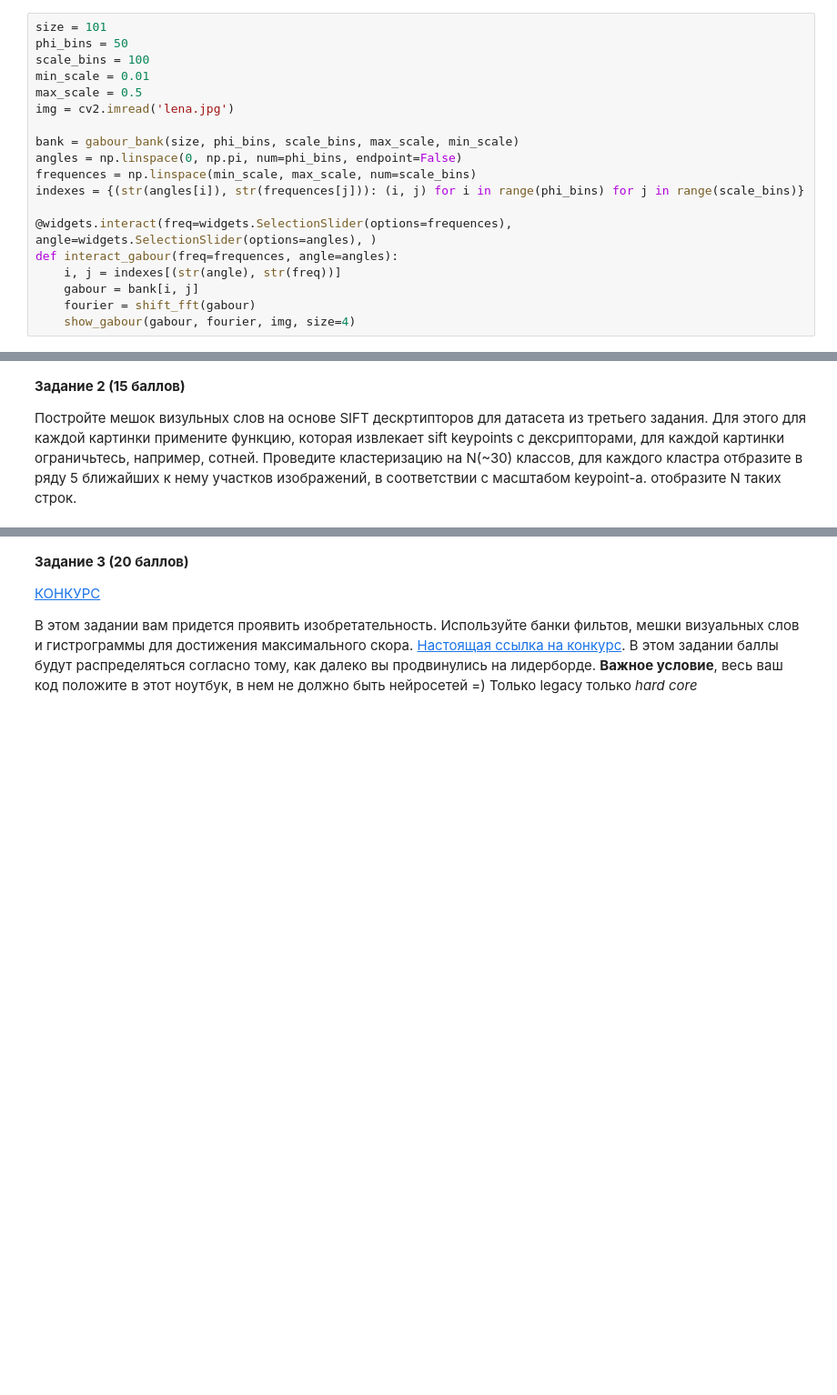
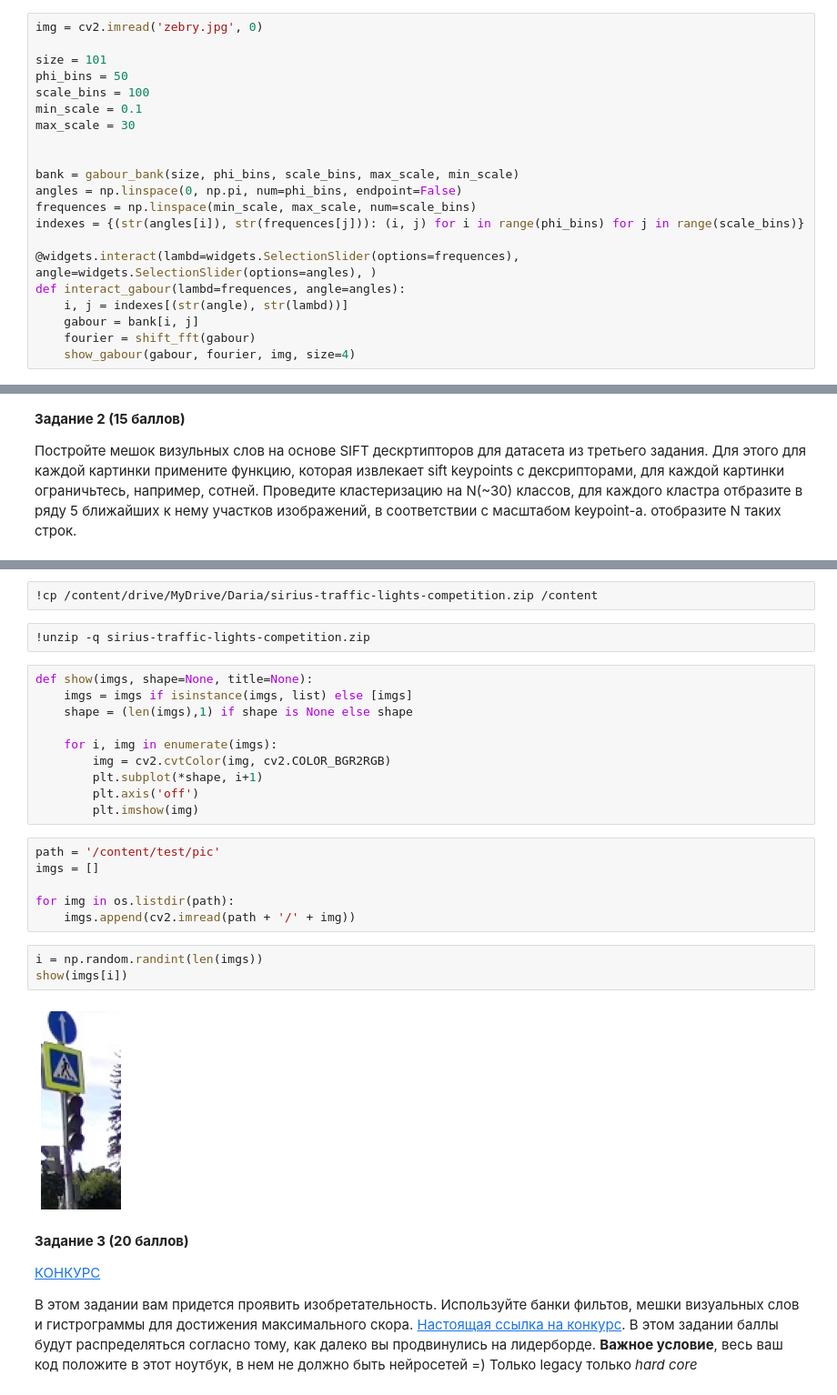
Before and after one commit to daevsikova/HSE_Computer_vision, a Jupyter notebook: hw3/hw3.ipynb, the cells around one changed output, grey strips where cells are left out. Shown at 91% size. Cells and saved outputs as stored; diff of their text form; blank space fills up the shorter version.

```diff
--- a/hw3/hw3.ipynb
+++ b/hw3/hw3.ipynb
@@ -68,20 +71,22 @@ def shift_fft(filter):
     return filter
 # %%
+img = cv2.imread('zebry.jpg', 0)
+
 size = 101
 phi_bins = 50
 scale_bins = 100
-min_scale = 0.01
-max_scale = 0.5
-img = cv2.imread('lena.jpg')
+min_scale = 0.1
+max_scale = 30
+
 
 bank = gabour_bank(size, phi_bins, scale_bins, max_scale, min_scale)
 angles = np.linspace(0, np.pi, num=phi_bins, endpoint=False)
 frequences = np.linspace(min_scale, max_scale, num=scale_bins)
 indexes = {(str(angles[i]), str(frequences[j])): (i, j) for i in range(phi_bins) for j in range(scale_bins)}
 
-@widgets.interact(freq=widgets.SelectionSlider(options=frequences), angle=widgets.SelectionSlider(options=angles), )
-def interact_gabour(freq=frequences, angle=angles):
-    i, j = indexes[(str(angle), str(freq))]
+@widgets.interact(lambd=widgets.SelectionSlider(options=frequences), angle=widgets.SelectionSlider(options=angles), )
+def interact_gabour(lambd=frequences, angle=angles):
+    i, j = indexes[(str(angle), str(lambd))]
     gabour = bank[i, j]
     fourier = shift_fft(gabour)
     show_gabour(gabour, fourier, img, size=4)
@@ -94,3 +104,28 @@ interactive(children=(SelectionSlider(description='freq', options=(0.01, 0.01494
+# %%
+!cp /content/drive/MyDrive/Daria/sirius-traffic-lights-competition.zip /content
+# %%
+!unzip -q sirius-traffic-lights-competition.zip
+# %%
+def show(imgs, shape=None, title=None):
+    imgs = imgs if isinstance(imgs, list) else [imgs]
+    shape = (len(imgs),1) if shape is None else shape
+
+    for i, img in enumerate(imgs):
+        img = cv2.cvtColor(img, cv2.COLOR_BGR2RGB)
+        plt.subplot(*shape, i+1)
+        plt.axis('off')
+        plt.imshow(img)
+# %%
+path = '/content/test/pic'
+imgs = []
+
+for img in os.listdir(path):
+    imgs.append(cv2.imread(path + '/' + img))
+# %%
+i = np.random.randint(len(imgs))
+show(imgs[i])
+# %% [output]
+[figure, added]
 # %% [markdown]
 **Задание 3 (20 баллов)**
 
```
Also changed, not shown: parts of 5 cells of this notebook.
